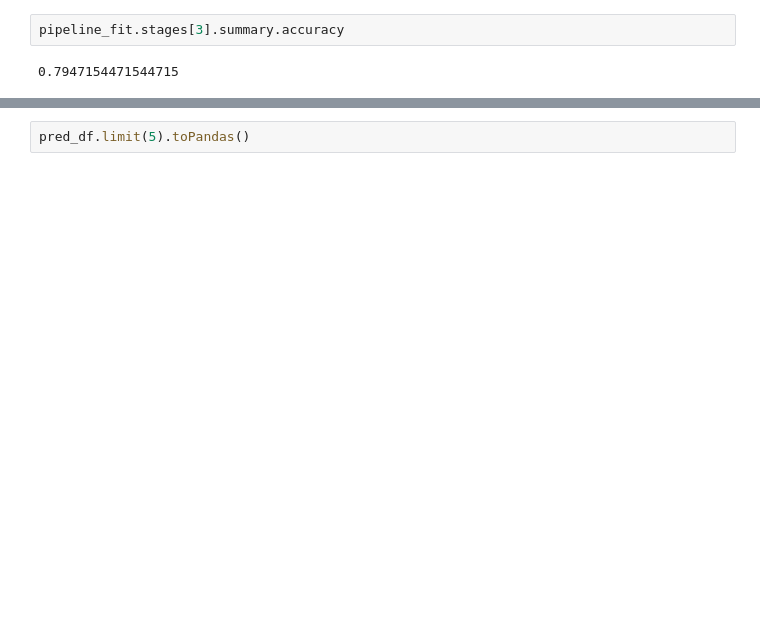
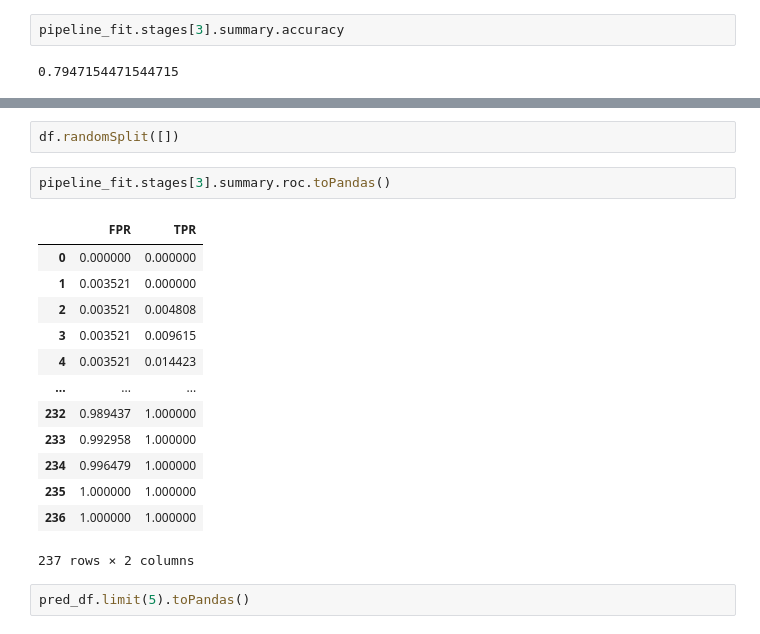
Before and after one commit to A3Data/hermione, a Jupyter notebook: hermione/module_templates/__IMPLEMENTED_PYSPARK__/src/ml/notebooks/Untitled.ipynb, the cells around one changed output, grey strips where cells are left out. Drawn from its saved outputs; the diff is of its cells as text; blank space fills up the shorter version.

```diff
--- a/hermione/module_templates/__IMPLEMENTED_PYSPARK__/src/ml/notebooks/Untitled.ipynb
+++ b/hermione/module_templates/__IMPLEMENTED_PYSPARK__/src/ml/notebooks/Untitled.ipynb
@@ -58,3 +124,21 @@ pipeline_fit.stages[3].summary.accuracy
+# %%
+df.randomSplit([])
+# %%
+pipeline_fit.stages[3].summary.roc.toPandas()
+# %% [output]
+|  | FPR | TPR |
+| 0 | 0.000000 | 0.000000 |
+| 1 | 0.003521 | 0.000000 |
+| 2 | 0.003521 | 0.004808 |
+| 3 | 0.003521 | 0.009615 |
+| 4 | 0.003521 | 0.014423 |
+| ... | ... | ... |
+| 232 | 0.989437 | 1.000000 |
+| 233 | 0.992958 | 1.000000 |
+| 234 | 0.996479 | 1.000000 |
+| 235 | 1.000000 | 1.000000 |
+| 236 | 1.000000 | 1.000000 |
+237 rows × 2 columns
 # %%
 pred_df.limit(5).toPandas()
 # %% [output]
```
Also changed, not shown: parts of 22 cells of this notebook, 6 other files.
